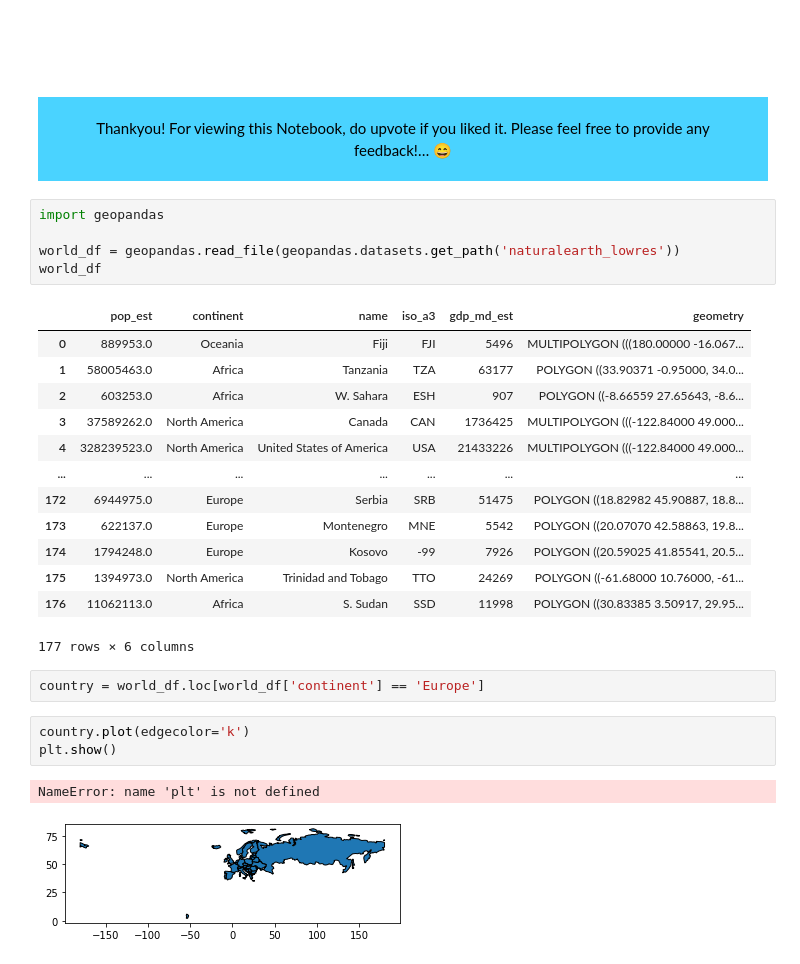
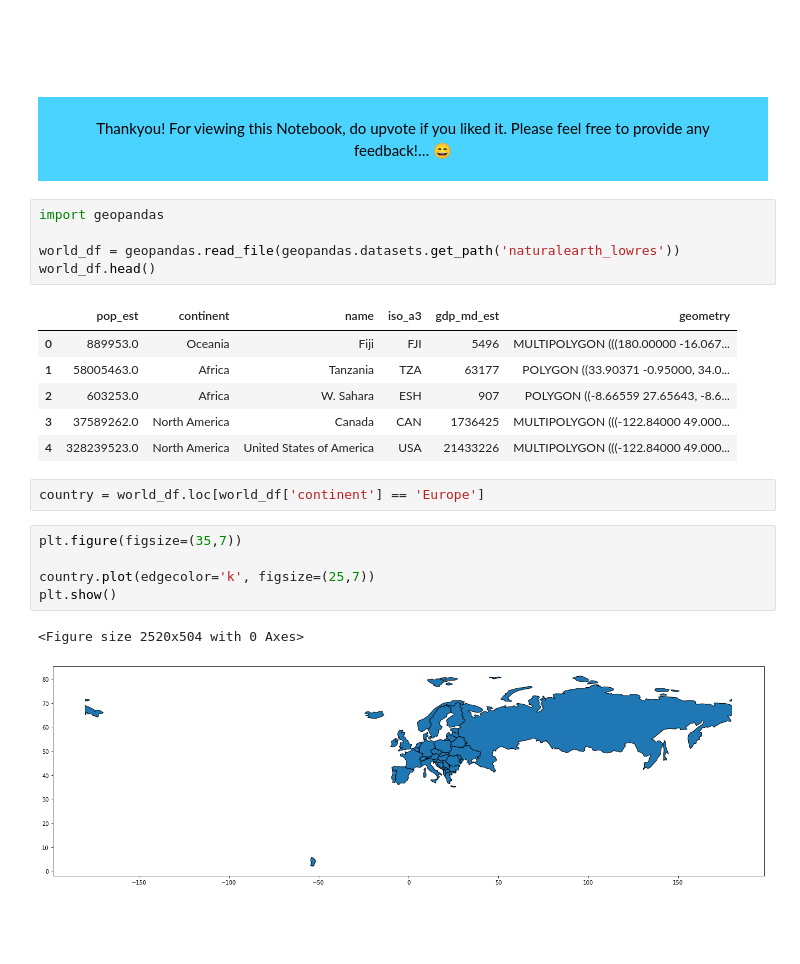
Before and after one commit to dasdebjeet/data_science, a Jupyter notebook: kaggle_practice/layoff-data/EDA_on_layoffs_dataset2023.ipynb, the cells around one changed output. Saved outputs shown, nothing was run; the diff lists cells and outputs as text; blank space fills up the shorter version.

```diff
--- a/kaggle_practice/layoff-data/EDA_on_layoffs_dataset2023.ipynb
+++ b/kaggle_practice/layoff-data/EDA_on_layoffs_dataset2023.ipynb
@@ -388,7 +388,7 @@ plt.show()
 import geopandas
 
 world_df = geopandas.read_file(geopandas.datasets.get_path('naturalearth_lowres'))
-world_df
+world_df.head()
 # %% [output]
 |  | pop_est | continent | name | iso_a3 | gdp_md_est | geometry |
 | 0 | 889953.0 | Oceania | Fiji | FJI | 5496 | MULTIPOLYGON (((180.00000 -16.067... |
@@ -396,18 +396,13 @@ world_df
 | 2 | 603253.0 | Africa | W. Sahara | ESH | 907 | POLYGON ((-8.66559 27.65643, -8.6... |
 | 3 | 37589262.0 | North America | Canada | CAN | 1736425 | MULTIPOLYGON (((-122.84000 49.000... |
 | 4 | 328239523.0 | North America | United States of America | USA | 21433226 | MULTIPOLYGON (((-122.84000 49.000... |
-| ... | ... | ... | ... | ... | ... | ... |
-| 172 | 6944975.0 | Europe | Serbia | SRB | 51475 | POLYGON ((18.82982 45.90887, 18.8... |
-| 173 | 622137.0 | Europe | Montenegro | MNE | 5542 | POLYGON ((20.07070 42.58863, 19.8... |
-| 174 | 1794248.0 | Europe | Kosovo | -99 | 7926 | POLYGON ((20.59025 41.85541, 20.5... |
-| 175 | 1394973.0 | North America | Trinidad and Tobago | TTO | 24269 | POLYGON ((-61.68000 10.76000, -61... |
-| 176 | 11062113.0 | Africa | S. Sudan | SSD | 11998 | POLYGON ((30.83385 3.50917, 29.95... |
-177 rows × 6 columns
 # %%
 country = world_df.loc[world_df['continent'] == 'Europe']
 # %%
-country.plot(edgecolor='k')
+plt.figure(figsize=(35,7))
+
+country.plot(edgecolor='k', figsize=(25,7))
 plt.show()
 # %% [output]
-NameError: name 'plt' is not defined
+<Figure size 2520x504 with 0 Axes>
-[figure, old version]
+[figure, new version]
```
Also changed, not shown: parts of 5 cells of this notebook.
